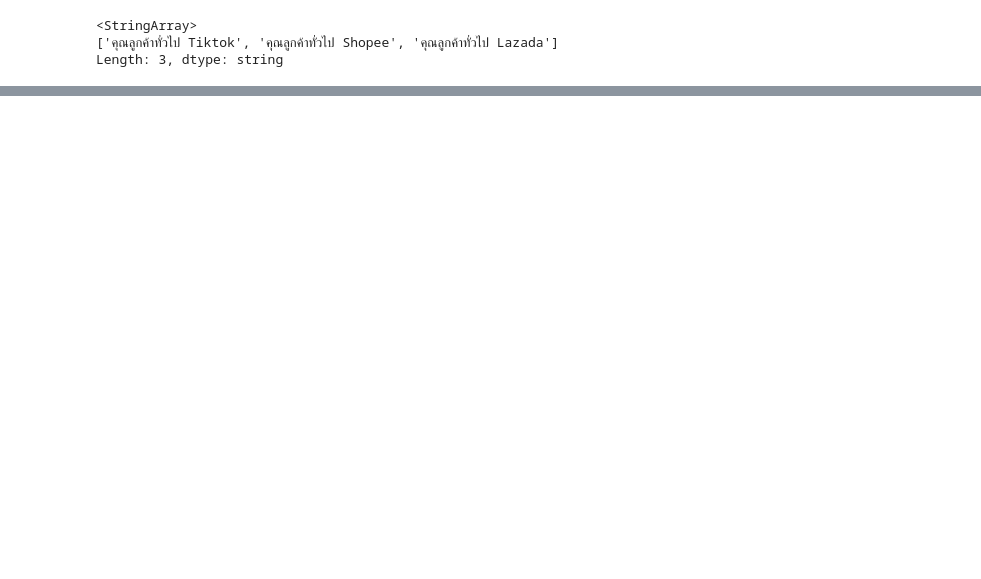
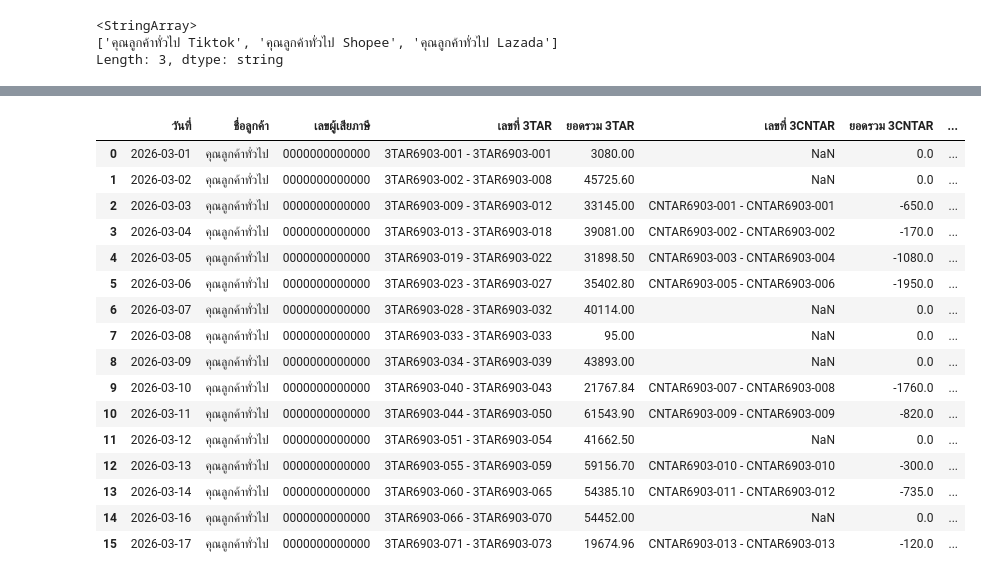
Before and after one commit to pthengtr/kcw-analytics, a Jupyter notebook: notebooks/32_vat_sales_report_excel.ipynb, the cells around one changed output, grey strips where cells are left out. Saved outputs shown, nothing was run; the diff lists cells and outputs as text; code cells hidden in the pictures; blank space fills up the shorter version.

```diff
--- a/notebooks/32_vat_sales_report_excel.ipynb
+++ b/notebooks/32_vat_sales_report_excel.ipynb
@@ -1063,6 +1054,42 @@ df_syp_daily_summary = build_daily_sales_return_summary(
     returns_col_name = "ยอดรวม 3CNTAR",
     net_col_name = "ยอดรวมสุทธิ",
 )
+# %%
+df = df_syp_daily_summary.copy()
+
+# ⭐ มูลค่าสินค้า (before VAT)
+df["มูลค่าสินค้า"] = (df["ยอดรวมสุทธิ"] / 1.07).round(2)
+
+# ⭐ VAT
+df["ภาษีมูลค่าเพิ่ม"] = (df["ยอดรวมสุทธิ"] - df["มูลค่าสินค้า"]).round(2)
+
+# ⭐ static info columns
+df["ชื่อลูกค้า"] = "คุณลูกค้าทั่วไป"
+df["เลขผู้เสียภาษี"] = "0000000000000"
+
+df = df[['วันที่', 'ชื่อลูกค้า', 'เลขผู้เสียภาษี', 'เลขที่ 3TAR', 'ยอดรวม 3TAR', 'เลขที่ 3CNTAR',
+       'ยอดรวม 3CNTAR','มูลค่าสินค้า', 'ภาษีมูลค่าเพิ่ม', 'ยอดรวมสุทธิ',
+       ]]
+
+df
+# %% [output]
+|  | วันที่ | ชื่อลูกค้า | เลขผู้เสียภาษี | เลขที่ 3TAR | ยอดรวม 3TAR | เลขที่ 3CNTAR | ยอดรวม 3CNTAR | ... |
+| 0 | 2026-03-01 | คุณลูกค้าทั่วไป | 0000000000000 | 3TAR6903-001 - 3TAR6903-001 | 3080.00 | NaN | 0.0 | ... |
+| 1 | 2026-03-02 | คุณลูกค้าทั่วไป | 0000000000000 | 3TAR6903-002 - 3TAR6903-008 | 45725.60 | NaN | 0.0 | ... |
+| 2 | 2026-03-03 | คุณลูกค้าทั่วไป | 0000000000000 | 3TAR6903-009 - 3TAR6903-012 | 33145.00 | CNTAR6903-001 - CNTAR6903-001 | -650.0 | ... |
+| 3 | 2026-03-04 | คุณลูกค้าทั่วไป | 0000000000000 | 3TAR6903-013 - 3TAR6903-018 | 39081.00 | CNTAR6903-002 - CNTAR6903-002 | -170.0 | ... |
+| 4 | 2026-03-05 | คุณลูกค้าทั่วไป | 0000000000000 | 3TAR6903-019 - 3TAR6903-022 | 31898.50 | CNTAR6903-003 - CNTAR6903-004 | -1080.0 | ... |
+| 5 | 2026-03-06 | คุณลูกค้าทั่วไป | 0000000000000 | 3TAR6903-023 - 3TAR6903-027 | 35402.80 | CNTAR6903-005 - CNTAR6903-006 | -1950.0 | ... |
+| 6 | 2026-03-07 | คุณลูกค้าทั่วไป | 0000000000000 | 3TAR6903-028 - 3TAR6903-032 | 40114.00 | NaN | 0.0 | ... |
+| 7 | 2026-03-08 | คุณลูกค้าทั่วไป | 0000000000000 | 3TAR6903-033 - 3TAR6903-033 | 95.00 | NaN | 0.0 | ... |
+| 8 | 2026-03-09 | คุณลูกค้าทั่วไป | 0000000000000 | 3TAR6903-034 - 3TAR6903-039 | 43893.00 | NaN | 0.0 | ... |
+| 9 | 2026-03-10 | คุณลูกค้าทั่วไป | 0000000000000 | 3TAR6903-040 - 3TAR6903-043 | 21767.84 | CNTAR6903-007 - CNTAR6903-008 | -1760.0 | ... |
+| 10 | 2026-03-11 | คุณลูกค้าทั่วไป | 0000000000000 | 3TAR6903-044 - 3TAR6903-050 | 61543.90 | CNTAR6903-009 - CNTAR6903-009 | -820.0 | ... |
+| 11 | 2026-03-12 | คุณลูกค้าทั่วไป | 0000000000000 | 3TAR6903-051 - 3TAR6903-054 | 41662.50 | NaN | 0.0 | ... |
+| 12 | 2026-03-13 | คุณลูกค้าทั่วไป | 0000000000000 | 3TAR6903-055 - 3TAR6903-059 | 59156.70 | CNTAR6903-010 - CNTAR6903-010 | -300.0 | ... |
+| 13 | 2026-03-14 | คุณลูกค้าทั่วไป | 0000000000000 | 3TAR6903-060 - 3TAR6903-065 | 54385.10 | CNTAR6903-011 - CNTAR6903-012 | -735.0 | ... |
+| 14 | 2026-03-16 | คุณลูกค้าทั่วไป | 0000000000000 | 3TAR6903-066 - 3TAR6903-070 | 54452.00 | NaN | 0.0 | ... |
+| 15 | 2026-03-17 | คุณลูกค้าทั่วไป | 0000000000000 | 3TAR6903-071 - 3TAR6903-073 | 19674.96 | CNTAR6903-013 - CNTAR6903-013 | -120.0 | ... |
 # %%
 df_hq_daily_summary_report, wb = build_vat_report(
     df_hq_daily_summary,              # already cleaned/Thai columns is fine
```
Also changed, not shown: parts of 11 cells of this notebook.
